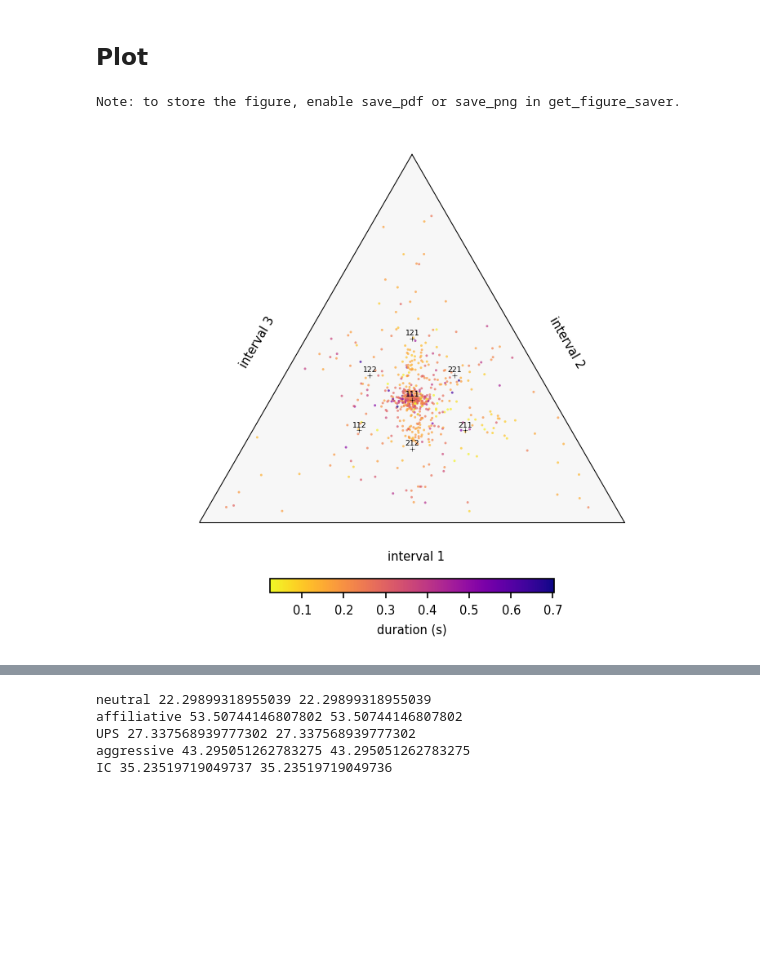
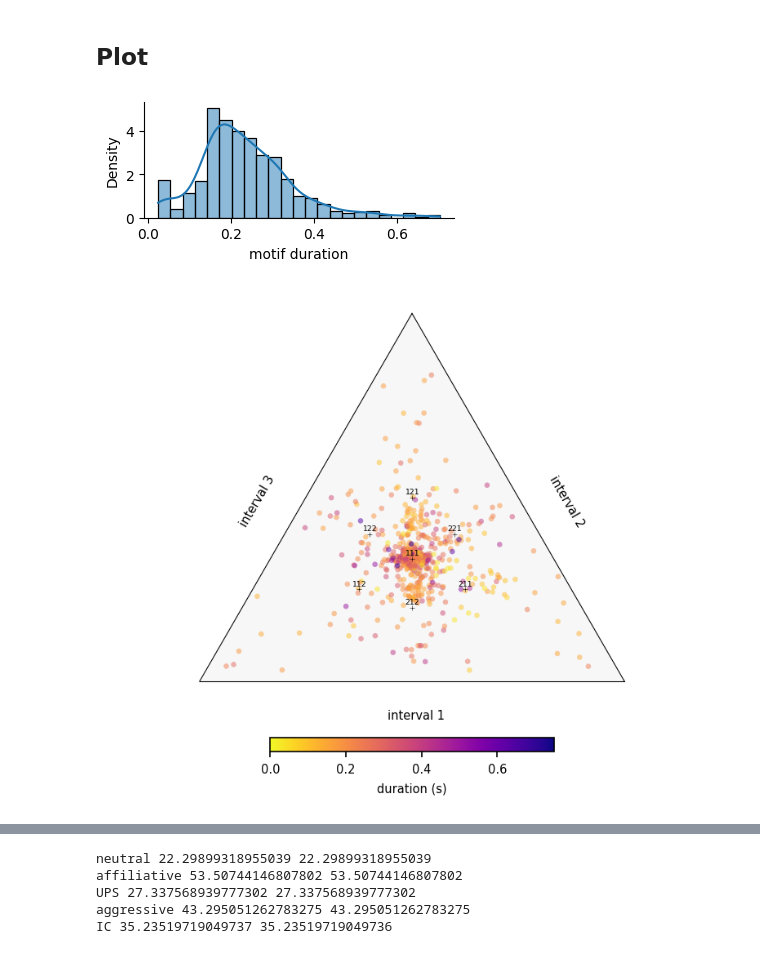
Before and after one commit to bacor/rhythm-triangles, a Jupyter notebook: notebooks/fernandez2021.ipynb, the cells around one changed output, grey strips where cells are left out. Cells and saved outputs as stored; diff of their text form; code cells hidden in the pictures; blank space fills up the shorter version.

Commit message:
regenerate figures fernandez2021

```diff
--- a/notebooks/fernandez2021.ipynb
+++ b/notebooks/fernandez2021.ipynb
@@ -19,7 +19,7 @@ DATA_DIR = '../data/fernandez2021'
 ORIGINAL_DATA_DIR = f'{DATA_DIR}/original-data'
 
 # Function to save figures: you can easily toggle this on/off globally
-savefig = get_figure_saver(group='fernandez2021', save_pdf=False, save_png=False)
+savefig = get_figure_saver(group='fernandez2021', save_pdf=True, save_png=True)
 # %% [markdown]
 ## Preprocessing
 # %% [markdown]
@@ -80,13 +80,24 @@ intervals= np.array(intervals[1:])
 # %%
 intervals = load_intervals('fernandez2021', 'fernandez2021')
 df = pd.read_csv(f'{DATA_DIR}/fernandez2021-data.csv')
+# %%
+import seaborn as sns
+plt.figure(figsize=(4, 1.5))
+motifs, duration = normalize(ngram_motifs(intervals, length=3))
+sns.histplot(duration, kde=True, stat='density')
+sns.despine()
+plt.xlabel('motif duration');
+# %% [output]
+[figure, added]
 # %%
 motifs, duration = normalize(ngram_motifs(intervals, length=3))
-ternary_motif_plot(motifs, duration, scatter_kws=dict(s=2, alpha=.7), ratio_kws=dict(factors=[1,2]))
+ternary_motif_plot(motifs, duration,
+    min_dur=0, max_dur=.75,
+    scatter_kws=dict(s=10, alpha=.5),
+    ratio_kws=dict(factors=[1,2]))
 savefig('motifs')
 # %% [output]
-Note: to store the figure, enable save_pdf or save_png in get_figure_saver.
-[figure, old version]
+[figure, new version]
 # %%
 types = [ 'neutral', 'affiliative', 'UPS', 'aggressive', 'IC']
 subset = separate_sequences(df[df['syllable_train_type'].isin(types)])
```
Also changed, not shown: parts of 3 cells of this notebook, 11 other files.
